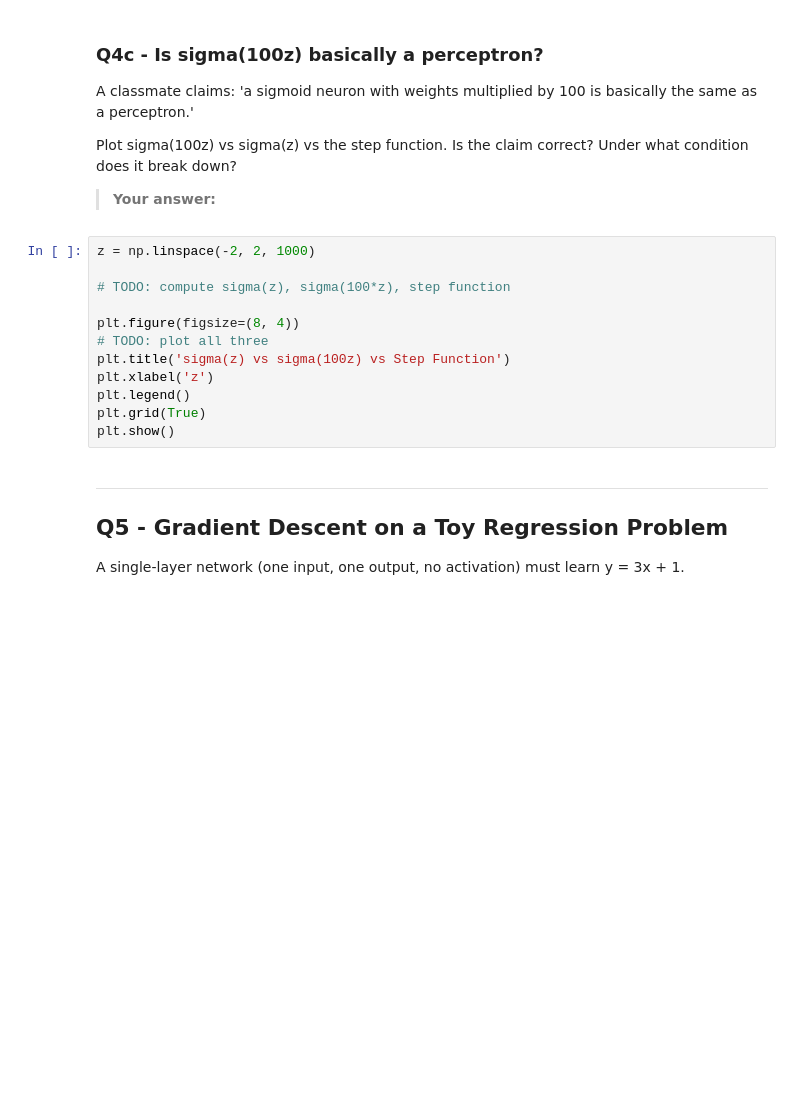
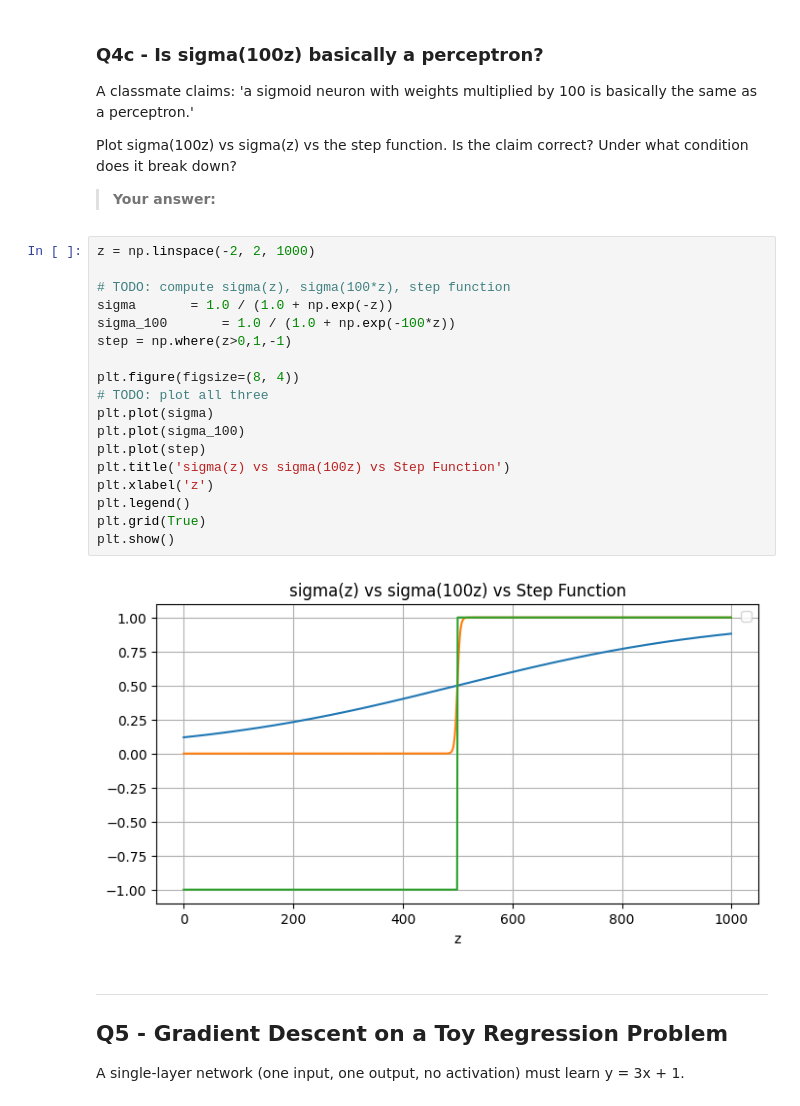
Before and after one commit to Stamatics-NumberstoNeurons/assignment2-YuvasankarSelvan, a Jupyter notebook: Assignment_2_N2N.ipynb, the cells around one changed output. Drawn from its saved outputs; the diff is of its cells as text; blank space fills up the shorter version.

```diff
--- a/Assignment_2_N2N.ipynb
+++ b/Assignment_2_N2N.ipynb
@@ -318,15 +318,23 @@ Plot sigma(100z) vs sigma(z) vs the step function. Is the claim correct? Under w
 # %%
 z = np.linspace(-2, 2, 1000)
 
 # TODO: compute sigma(z), sigma(100*z), step function
+sigma       = 1.0 / (1.0 + np.exp(-z))
+sigma_100       = 1.0 / (1.0 + np.exp(-100*z))
+step = np.where(z>0,1,-1)
 
 plt.figure(figsize=(8, 4))
 # TODO: plot all three
+plt.plot(sigma)
+plt.plot(sigma_100)
+plt.plot(step)
 plt.title('sigma(z) vs sigma(100z) vs Step Function')
 plt.xlabel('z')
 plt.legend()
 plt.grid(True)
 plt.show()
+# %% [output]
+[figure, added]
 # %% [markdown]
 ---
 ## Q5 - Gradient Descent on a Toy Regression Problem
```
Also changed, not shown: parts of 1 cell of this notebook.
